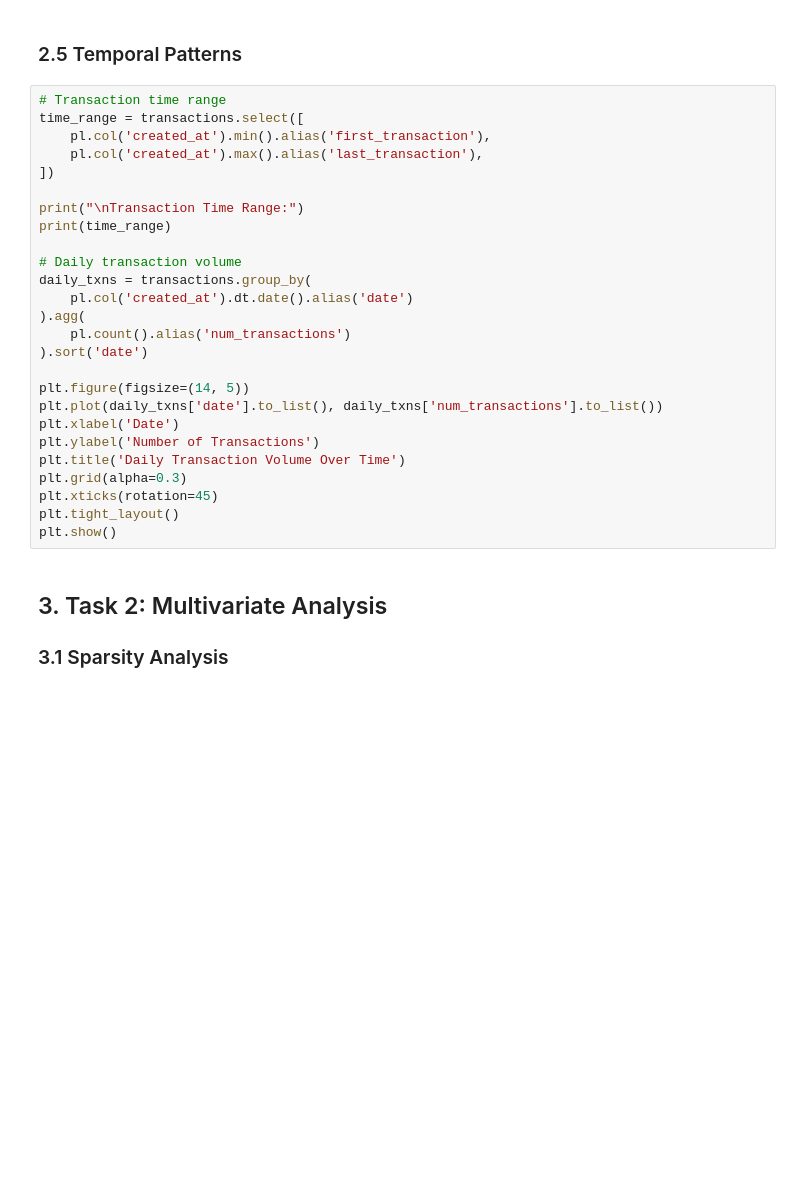
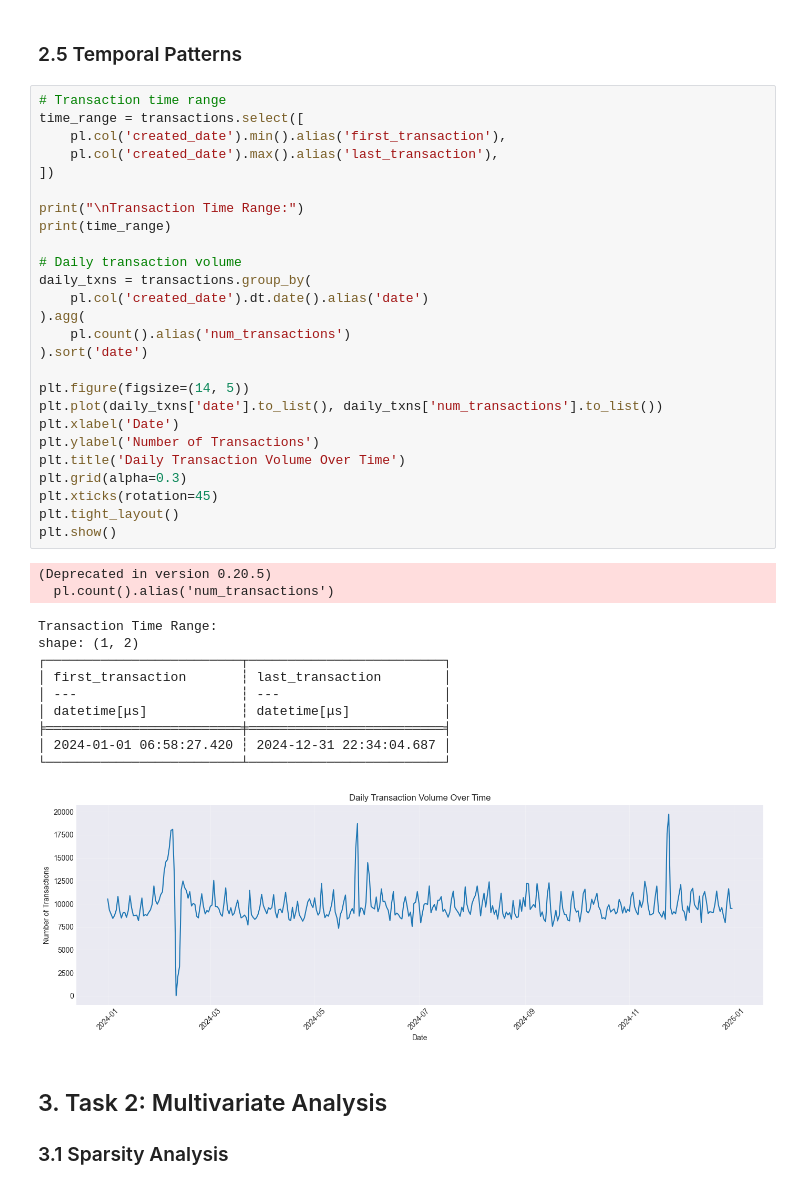
Before and after one commit to TaTanh/CS116, a Jupyter notebook: notebooks/eda_analysis.ipynb, the cells around one changed output. Saved outputs shown, nothing was run; the diff lists cells and outputs as text; blank space fills up the shorter version.

```diff
--- a/notebooks/eda_analysis.ipynb
+++ b/notebooks/eda_analysis.ipynb
@@ -269,29 +440,42 @@ plt.show()
 # %%
 # Transaction time range
 time_range = transactions.select([
-    pl.col('created_at').min().alias('first_transaction'),
-    pl.col('created_at').max().alias('last_transaction'),
+    pl.col('created_date').min().alias('first_transaction'),
+    pl.col('created_date').max().alias('last_transaction'),
 ])
 
 print("\nTransaction Time Range:")
 print(time_range)
 
 # Daily transaction volume
 daily_txns = transactions.group_by(
-    pl.col('created_at').dt.date().alias('date')
+    pl.col('created_date').dt.date().alias('date')
 ).agg(
     pl.count().alias('num_transactions')
 ).sort('date')
 
 plt.figure(figsize=(14, 5))
 plt.plot(daily_txns['date'].to_list(), daily_txns['num_transactions'].to_list())
 plt.xlabel('Date')
 plt.ylabel('Number of Transactions')
 plt.title('Daily Transaction Volume Over Time')
 plt.grid(alpha=0.3)
 plt.xticks(rotation=45)
 plt.tight_layout()
 plt.show()
+# %% [output]
+(Deprecated in version 0.20.5)
+  pl.count().alias('num_transactions')
+Transaction Time Range:
+shape: (1, 2)
+┌─────────────────────────┬─────────────────────────┐
+│ first_transaction       ┆ last_transaction        │
+│ ---                     ┆ ---                     │
+│ datetime[μs]            ┆ datetime[μs]            │
+╞═════════════════════════╪═════════════════════════╡
+│ 2024-01-01 06:58:27.420 ┆ 2024-12-31 22:34:04.687 │
+└─────────────────────────┴─────────────────────────┘
+[figure, added]
 # %% [markdown]
 ## 3. Task 2: Multivariate Analysis
 
```
Also changed, not shown: parts of 29 cells of this notebook, 4 other files.
